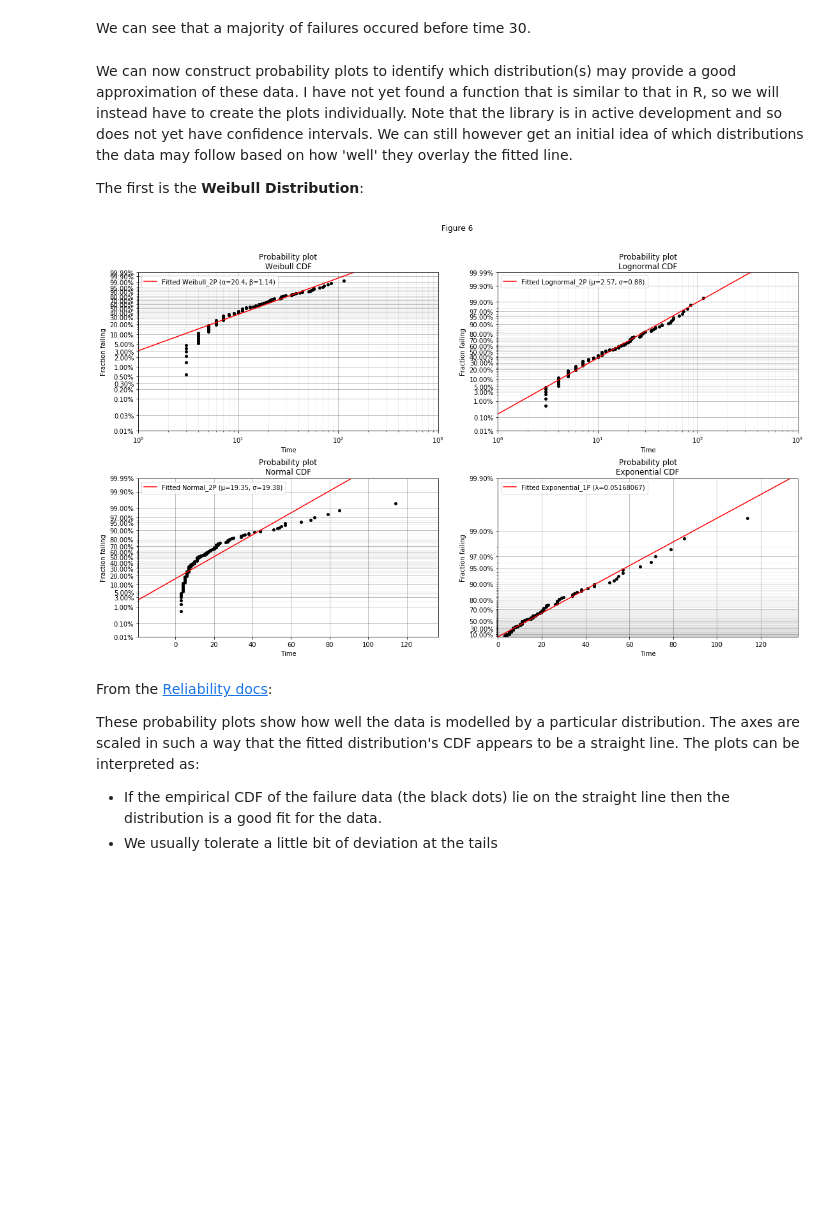
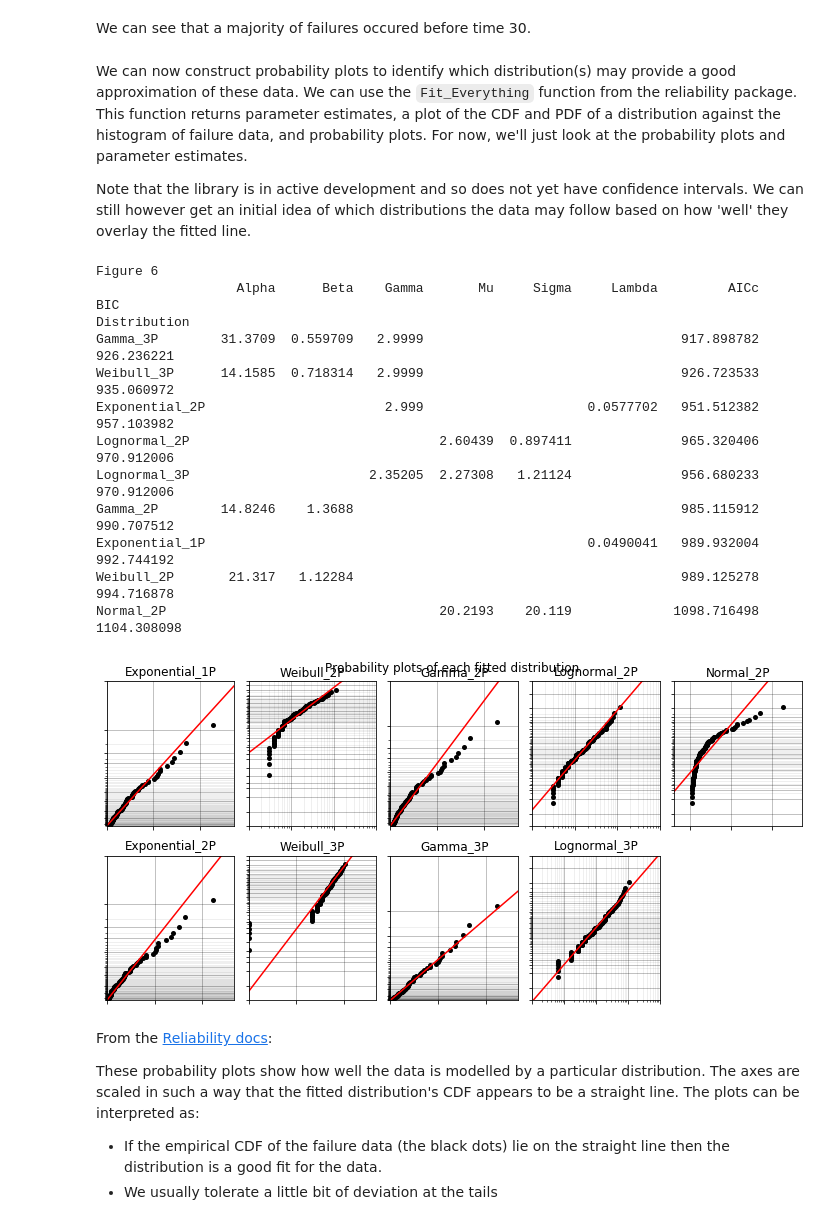
Before and after one commit to uwasystemhealth/weibull-python, a Jupyter notebook: weibull-python.ipynb, the cells around one changed output. Drawn from its saved outputs; the diff is of its cells as text; code cells hidden in the pictures; blank space fills up the shorter version.

Commit message:
Finished code and maths required, cleaning still to do

```diff
--- a/weibull-python.ipynb
+++ b/weibull-python.ipynb
@@ -224,36 +225,29 @@ Name: binned, dtype: int64
 # %% [markdown]
 We can see that a majority of failures occured before time 30.
 # %% [markdown]
-We can now construct probability plots to identify which distribution(s) may provide a good approximation of these data. I have not yet found a function that is similar to that in R, so we will instead have to create the plots individually. Note that the library is in active development and so does not yet have confidence intervals. We can still however get an initial idea of which distributions the data may follow based on how 'well' they overlay the fitted line.
+We can now construct probability plots to identify which distribution(s) may provide a good approximation of these data. We can use the `Fit_Everything` function from the reliability package. This function returns parameter estimates, a plot of the CDF and PDF of a distribution against the histogram of failure data, and probability plots. For now, we'll just look at the probability plots and parameter estimates.
 
-The first is the **Weibull Distribution**:
+ Note that the library is in active development and so does not yet have confidence intervals. We can still however get an initial idea of which distributions the data may follow based on how 'well' they overlay the fitted line.
 # %%
 failures_time = failures['time'].values.tolist()
 right_censored_time = right_censored['time'].values.tolist()
-# %%
-from reliability.Probability_plotting import Weibull_probability_plot
-from reliability.Probability_plotting import Lognormal_probability_plot
-from reliability.Probability_plotting import Normal_probability_plot
-from reliability.Probability_plotting import Exponential_probability_plot
-
-fig, axs = plt.subplots(2,2)
-
-plt.subplot(221)
-Weibull_probability_plot(failures=failures_time)
-plt.subplot(222)
-Lognormal_probability_plot(failures=failures_time)
-plt.subplot(223)
-Normal_probability_plot(failures=failures_time)
-plt.subplot(224)
-Exponential_probability_plot(failures=failures_time)
-
-plt.suptitle("Figure 6")
-plt.subplots_adjust(wspace=0.2, hspace=0.3)
-fig.set_size_inches(18.5, 10.5)
-
-plt.show()
-# %% [output]
-[figure, removed]
+# %%
+print("Figure 6")
+results = rb.Fitters.Fit_Everything(failures=failures_time, right_censored=right_censored_time, show_histogram_plot=False, show_PP_plot=False)
+# %% [output]
+Figure 6
+                  Alpha      Beta    Gamma       Mu     Sigma     Lambda         AICc          BIC
+Distribution
+Gamma_3P        31.3709  0.559709   2.9999                                 917.898782   926.236221
+Weibull_3P      14.1585  0.718314   2.9999                                 926.723533   935.060972
+Exponential_2P                       2.999                     0.0577702   951.512382   957.103982
+Lognormal_2P                                2.60439  0.897411              965.320406   970.912006
+Lognormal_3P                       2.35205  2.27308   1.21124              956.680233   970.912006
+Gamma_2P        14.8246    1.3688                                          985.115912   990.707512
+Exponential_1P                                                 0.0490041   989.932004   992.744192
+Weibull_2P       21.317   1.12284                                          989.125278   994.716878
+Normal_2P                                   20.2193    20.119             1098.716498  1104.308098
+[figure, added]
 # %% [markdown]
 From the <a href="https://reliability.readthedocs.io/en/latest/Probability%20plots.html#what-does-a-probability-plot-show-me">Reliability docs</a>:
 
```
Also changed, not shown: parts of 32 cells of this notebook.
